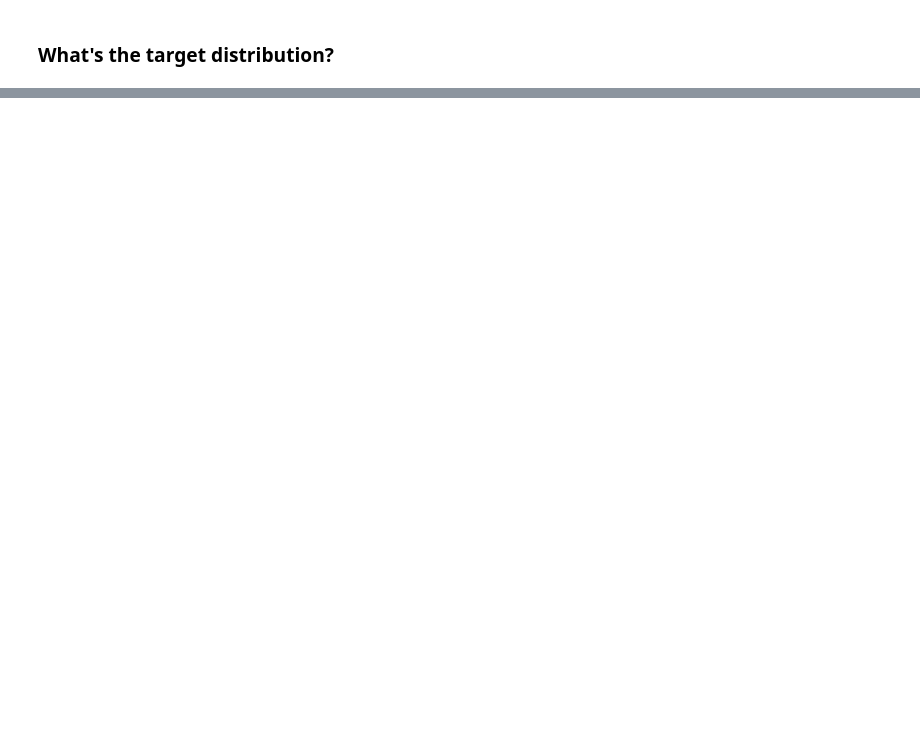
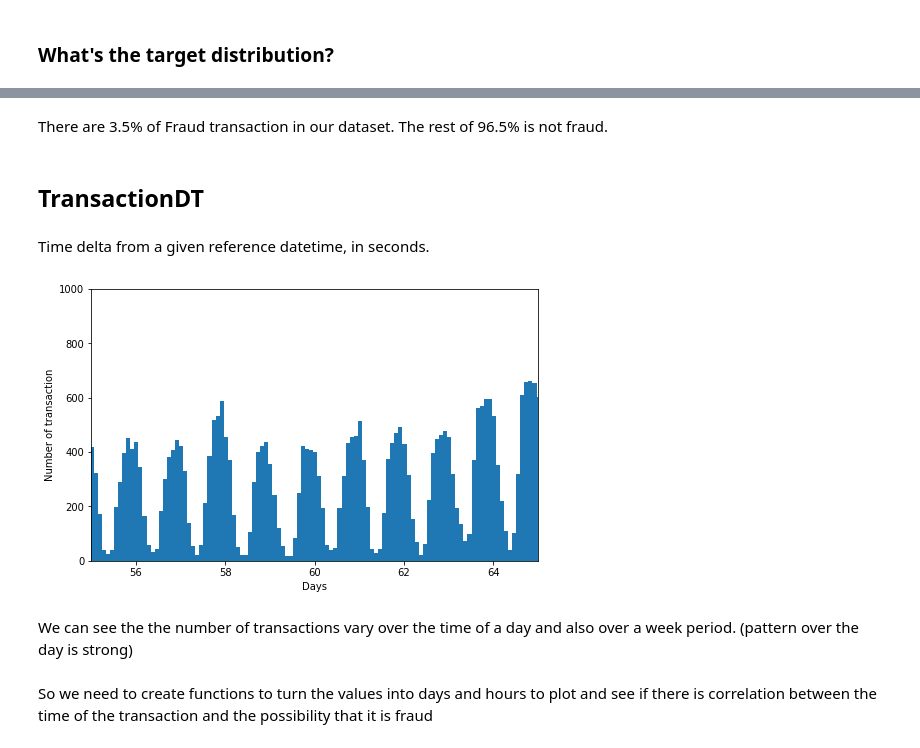
Before and after one commit to trang-n/kaggle_frauddetection, a Jupyter notebook: capstone.ipynb, the cells around one changed output, grey strips where cells are left out. Saved outputs shown, nothing was run; the diff lists cells and outputs as text; code cells hidden in the pictures; blank space fills up the shorter version.

```diff
--- a/capstone.ipynb
+++ b/capstone.ipynb
@@ -99,0 +162,23 @@ train.shape
+# %% [markdown]
+There are 3.5% of Fraud transaction in our dataset. The rest of 96.5% is not fraud.
+# %% [markdown]
+## TransactionDT
+# %% [markdown]
+Time delta from a given reference datetime, in seconds.
+# %%
+def plot_time(col, xlim1, xlim2):
+    fig, ax  = plt.subplots(figsize = (8,5))
+    time_pattern = plt.hist(col /  (3600*24), bins = 2000)
+    plt.xlim(xlim1, xlim2)
+    plt.xlabel('Days')
+    plt.ylabel('Number of transaction')
+    plt.ylim(0, 1000) #zoom in to see the pattern
+    plt.show()
+# %%
+plot_time(train['TransactionDT'], 55, 65)
+# %% [output]
+[figure, added]
+# %% [markdown]
+We can see the the number of transactions vary over the time of a day and also over a week period. (pattern over the day is strong)
+# %% [markdown]
+So we need to create functions to turn the values into days and hours to plot and see if there is correlation between the time of the transaction and the possibility that it is fraud
```
Also changed, not shown: parts of 46 cells of this notebook.
